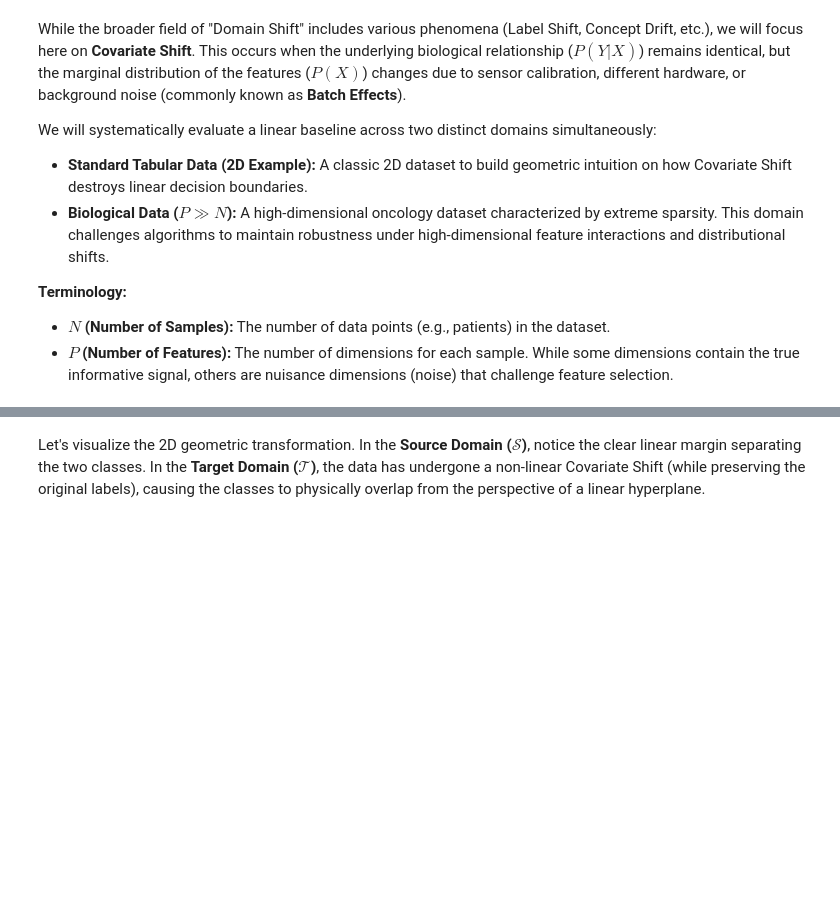
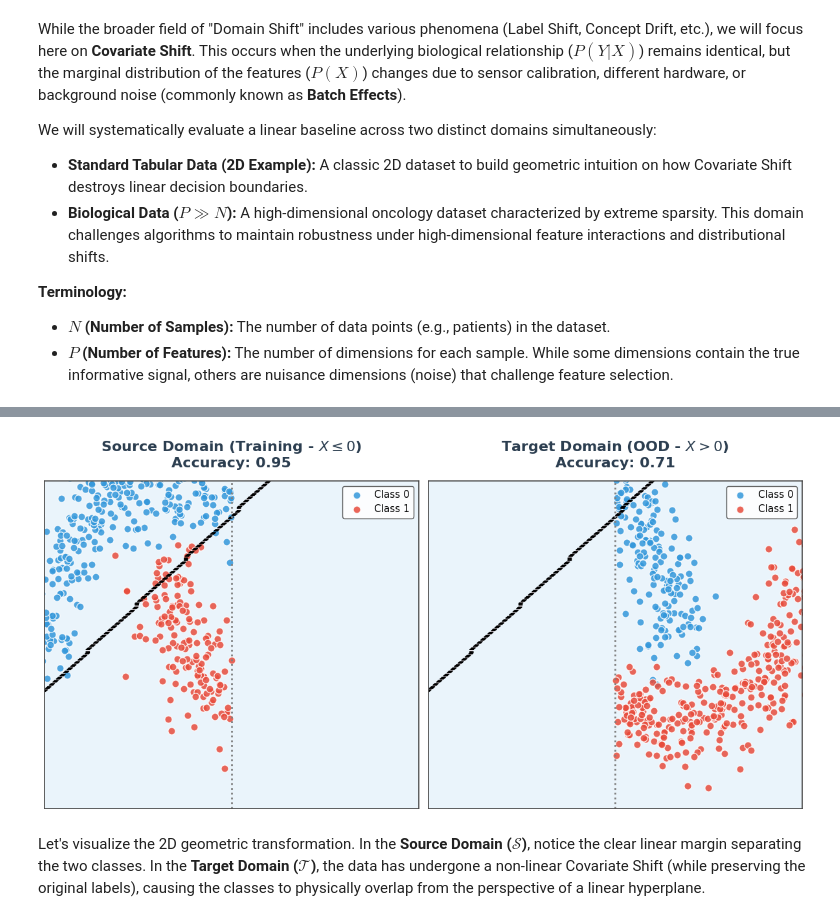
Before and after one commit to YarinGaida/tabular-data-benchmarks, a Jupyter notebook: notebooks/domainShift/domain-shift.ipynb, the cells around one changed output, grey strips where cells are left out. Drawn from its saved outputs; the diff is of its cells as text; code cells hidden in the pictures; blank space fills up the shorter version.

Commit message:
Implementaion of domain-shift

```diff
--- a/notebooks/domainShift/domain-shift.ipynb
+++ b/notebooks/domainShift/domain-shift.ipynb
@@ -12,3 +12,98 @@ We will systematically evaluate a linear baseline across two distinct domains si
 **Terminology:**
 * **$N$ (Number of Samples):** The number of data points (e.g., patients) in the dataset.
 * **$P$ (Number of Features):** The number of dimensions for each sample. While some dimensions contain the true informative signal, others are nuisance dimensions (noise) that challenge feature selection.
+# %%
+import numpy as np
+import matplotlib.pyplot as plt
+from sklearn.datasets import make_moons
+from sklearn.linear_model import LogisticRegression
+from sklearn.metrics import accuracy_score
+
+# ==========================================
+# 1. Base Data Generation (Two Moons)
+# ==========================================
+# Generate 1000 samples with noise to make it realistic (~80% accuracy for linear model)
+X_base, y_base = make_moons(n_samples=1000, noise=0.15, random_state=42)
+
+# Shift X so the center of the dataset is exactly at X = 0 (as Ofir requested)
+X_base[:, 0] = X_base[:, 0] - 0.5
+
+# ==========================================
+# 2. Split into Source (ID) and Target (OOD)
+# ==========================================
+# Source Domain: Left side (X <= 0)
+source_mask = X_base[:, 0] <= 0
+X_source, y_source = X_base[source_mask], y_base[source_mask]
+
+# Target Domain: Right side (X > 0)
+target_mask = X_base[:, 0] > 0
+X_target, y_target = X_base[target_mask], y_base[target_mask]
+
+# ==========================================
+# 3. Test Logistic Regression Performance
+# ==========================================
+clf = LogisticRegression()
+clf.fit(X_source, y_source)
+
+# להדפיס את המשקלים של X ו-Y
+print("Weights (W1, W2):", clf.coef_)
+
+# להדפיס את ה-Bias
+print("Bias (b):", clf.intercept_)
+
+acc_source = accuracy_score(y_source, clf.predict(X_source))
+acc_target = accuracy_score(y_target, clf.predict(X_target))
+
+print(f"Source Domain (ID) Accuracy:   {acc_source:.2f}")
+print(f"Target Domain (OOD) Accuracy:  {acc_target:.2f}")
+
+# ==========================================
+# 4. Visualization
+# ==========================================
+fig, (ax1, ax2) = plt.subplots(1, 2, figsize=(12, 6))
+
+color_blue = '#3498db'
+color_red = '#e74c3c'
+
+# Decision Boundary plotting function
+def plot_boundary(ax, X, model):
+    x_min, x_max = -1.5, 1.5
+    y_min, y_max = -1.0, 1.0
+    xx, yy = np.meshgrid(np.linspace(x_min, x_max, 100), np.linspace(y_min, y_max, 100))
+    Z = model.predict(np.c_[xx.ravel(), yy.ravel()]).reshape(xx.shape)
+    ax.contourf(xx, yy, Z, alpha=0.1, colors=[color_blue, color_red])
+    ax.contour(xx, yy, Z, colors='k', linewidths=1, linestyles='--')
+
+# --- Plot Source Domain (S) ---
+plot_boundary(ax1, X_source, clf)
+ax1.scatter(X_source[y_source == 0][:, 0], X_source[y_source == 0][:, 1], c=color_blue, alpha=0.85, edgecolors='white', s=65, label='Class 0')
+ax1.scatter(X_source[y_source == 1][:, 0], X_source[y_source == 1][:, 1], c=color_red, alpha=0.85, edgecolors='white', s=65, label='Class 1')
+ax1.set_title(f"Source Domain (Training - $X \leq 0$)\nAccuracy: {acc_source:.2f}", fontsize=16, fontweight='600', color='#2c3e50', pad=15)
+ax1.axvline(x=0, color='gray', linestyle=':', linewidth=2) # Add the X=0 split line
+
+# --- Plot Target Domain (T) ---
+plot_boundary(ax2, X_target, clf)
+ax2.scatter(X_target[y_target == 0][:, 0], X_target[y_target == 0][:, 1], c=color_blue, alpha=0.85, edgecolors='white', s=65, label='Class 0')
+ax2.scatter(X_target[y_target == 1][:, 0], X_target[y_target == 1][:, 1], c=color_red, alpha=0.85, edgecolors='white', s=65, label='Class 1')
+ax2.set_title(f"Target Domain (OOD - $X > 0$)\nAccuracy: {acc_target:.2f}", fontsize=16, fontweight='600', color='#2c3e50', pad=15)
+ax2.axvline(x=0, color='gray', linestyle=':', linewidth=2) # Add the X=0 split line
+
+# --- Clean Aesthetic Formatting & Legends ---
+for ax in [ax1, ax2]:
+    ax.set_xlim(-1.5, 1.5)
+    ax.set_ylim(-1.0, 1.0)
+    ax.set_xticks([])
+    ax.set_yticks([])
+    ax.set_facecolor('white')
+
+    for spine in ax.spines.values():
+        spine.set_visible(True)
+        spine.set_color('#444444')
+        spine.set_linewidth(1.2)
+
+    ax.legend(loc='upper right', fontsize=11, frameon=True, edgecolor='#444444', facecolor='white', framealpha=0.9)
+
+fig.patch.set_facecolor('white')
+plt.tight_layout()
+plt.show()
+# %% [output]
@@ -15,3 +114,4 @@ We will systematically evaluate a linear baseline across two distinct domains si
+[figure, added]
 # %%
 import numpy as np
 import matplotlib.pyplot as plt
```
Also changed, not shown: parts of 1 cell of this notebook, 1 other file.
